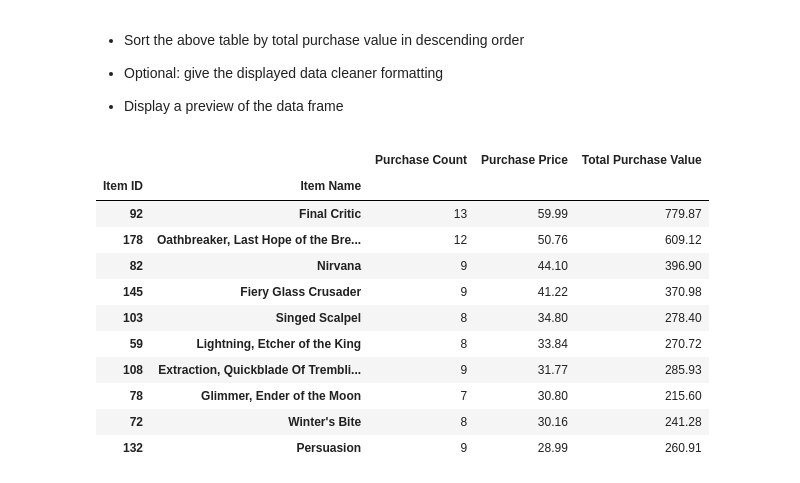
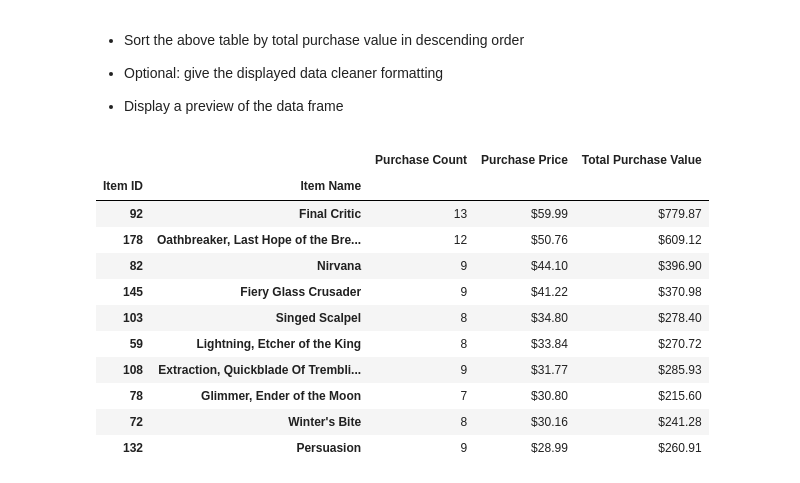
Before and after one commit to Spyrothebassist/pandas-challenge, a Jupyter notebook: HeroesOfPymoli/HeroesOfPymoli.ipynb, the cells around one changed output. Drawn from its saved outputs; the diff is of its cells as text; code cells hidden in the pictures.

```diff
--- a/HeroesOfPymoli/HeroesOfPymoli.ipynb
+++ b/HeroesOfPymoli/HeroesOfPymoli.ipynb
@@ -323,17 +327,21 @@ pop_sorted_purchase_df.head(10)
 * Display a preview of the data frame
 # %%
 pop_sorted_price_df = pop_df.sort_values(by=["Purchase Price"],ascending=False)
+
+pop_sorted_price_df["Purchase Price"] = pop_sorted_price_df["Purchase Price"].map("${:,.2f}".format)
+pop_sorted_price_df["Total Purchase Value"] = pop_sorted_price_df["Total Purchase Value"].map("${:,.2f}".format)
+
 pop_sorted_price_df.head(10)
 # %% [output]
 |  |  | Purchase Count | Purchase Price | Total Purchase Value |
 | Item ID | Item Name |  |  |  |
-| 92 | Final Critic | 13 | 59.99 | 779.87 |
-| 178 | Oathbreaker, Last Hope of the Bre... | 12 | 50.76 | 609.12 |
-| 82 | Nirvana | 9 | 44.10 | 396.90 |
-| 145 | Fiery Glass Crusader | 9 | 41.22 | 370.98 |
-| 103 | Singed Scalpel | 8 | 34.80 | 278.40 |
-| 59 | Lightning, Etcher of the King | 8 | 33.84 | 270.72 |
-| 108 | Extraction, Quickblade Of Trembli... | 9 | 31.77 | 285.93 |
-| 78 | Glimmer, Ender of the Moon | 7 | 30.80 | 215.60 |
-| 72 | Winter's Bite | 8 | 30.16 | 241.28 |
-| 132 | Persuasion | 9 | 28.99 | 260.91 |
+| 92 | Final Critic | 13 | $59.99 | $779.87 |
+| 178 | Oathbreaker, Last Hope of the Bre... | 12 | $50.76 | $609.12 |
+| 82 | Nirvana | 9 | $44.10 | $396.90 |
+| 145 | Fiery Glass Crusader | 9 | $41.22 | $370.98 |
+| 103 | Singed Scalpel | 8 | $34.80 | $278.40 |
+| 59 | Lightning, Etcher of the King | 8 | $33.84 | $270.72 |
+| 108 | Extraction, Quickblade Of Trembli... | 9 | $31.77 | $285.93 |
+| 78 | Glimmer, Ender of the Moon | 7 | $30.80 | $215.60 |
+| 72 | Winter's Bite | 8 | $30.16 | $241.28 |
+| 132 | Persuasion | 9 | $28.99 | $260.91 |
```
Also changed, not shown: parts of 1 cell of this notebook.
